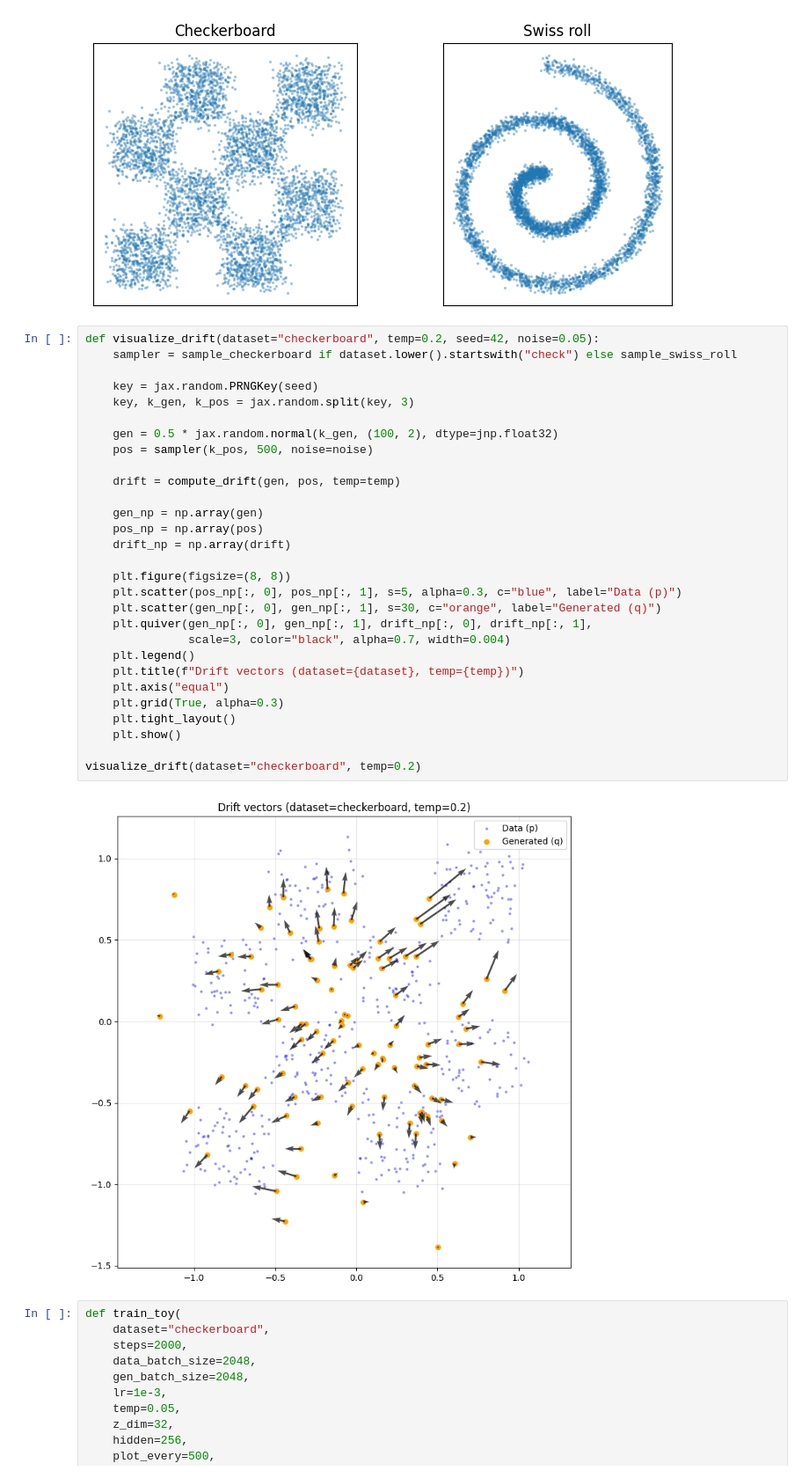
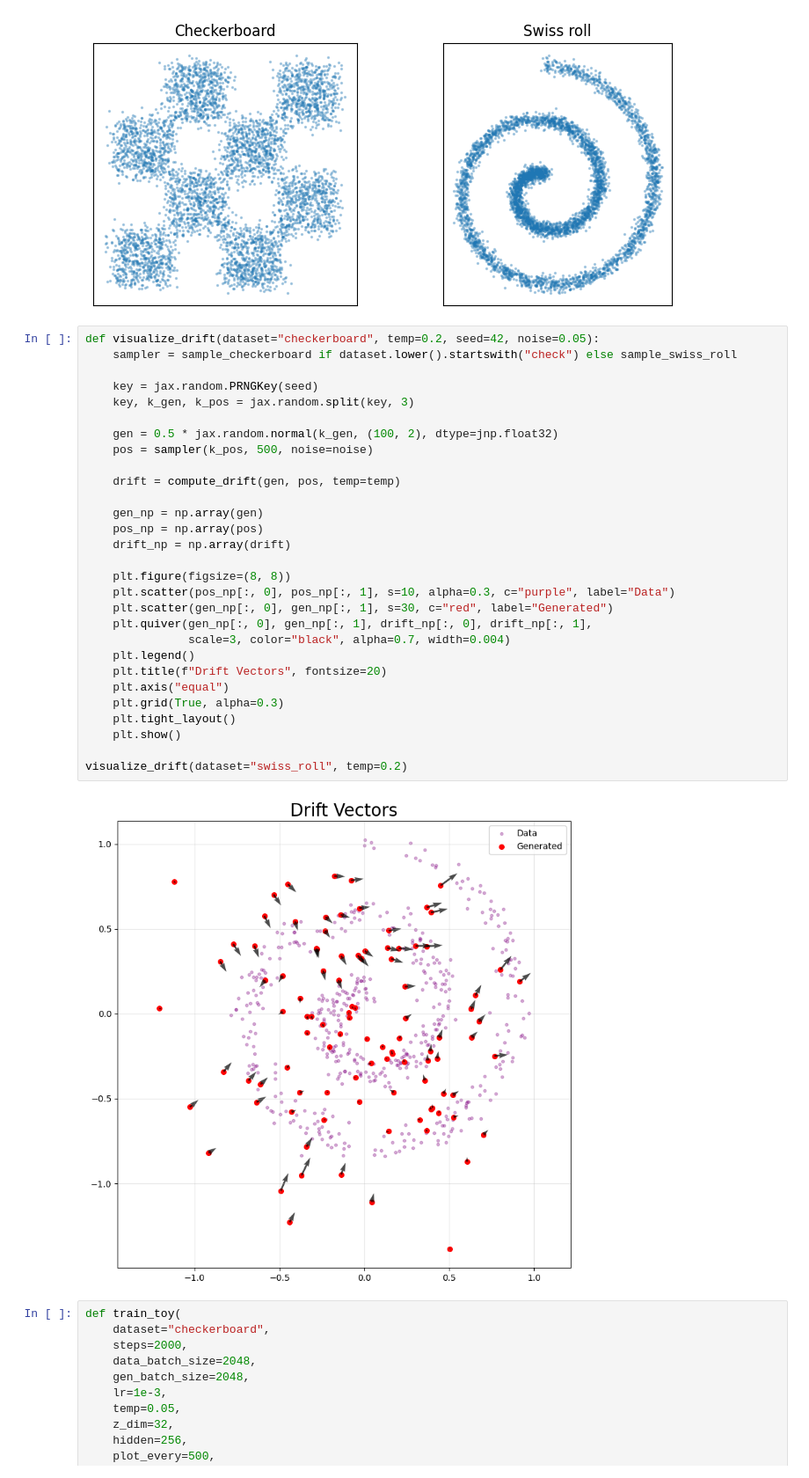
Before and after one commit to wrkhard/driftax, a Jupyter notebook: examples/toy_examples.ipynb, the cells around one changed output. Shown at 88% size. Saved outputs shown, nothing was run; the diff lists cells and outputs as text.

Commit message:
look at swiss roll

```diff
--- a/examples/toy_examples.ipynb
+++ b/examples/toy_examples.ipynb
@@ -36,34 +36,34 @@ plot_dataset_samples(seed=42)
 # %%
 def visualize_drift(dataset="checkerboard", temp=0.2, seed=42, noise=0.05):
     sampler = sample_checkerboard if dataset.lower().startswith("check") else sample_swiss_roll
 
     key = jax.random.PRNGKey(seed)
     key, k_gen, k_pos = jax.random.split(key, 3)
 
     gen = 0.5 * jax.random.normal(k_gen, (100, 2), dtype=jnp.float32)
     pos = sampler(k_pos, 500, noise=noise)
 
     drift = compute_drift(gen, pos, temp=temp)
 
     gen_np = np.array(gen)
     pos_np = np.array(pos)
     drift_np = np.array(drift)
 
     plt.figure(figsize=(8, 8))
-    plt.scatter(pos_np[:, 0], pos_np[:, 1], s=5, alpha=0.3, c="blue", label="Data (p)")
-    plt.scatter(gen_np[:, 0], gen_np[:, 1], s=30, c="orange", label="Generated (q)")
+    plt.scatter(pos_np[:, 0], pos_np[:, 1], s=10, alpha=0.3, c="purple", label="Data")
+    plt.scatter(gen_np[:, 0], gen_np[:, 1], s=30, c="red", label="Generated")
     plt.quiver(gen_np[:, 0], gen_np[:, 1], drift_np[:, 0], drift_np[:, 1],
                scale=3, color="black", alpha=0.7, width=0.004)
     plt.legend()
-    plt.title(f"Drift vectors (dataset={dataset}, temp={temp})")
+    plt.title(f"Drift Vectors", fontsize=20)
     plt.axis("equal")
     plt.grid(True, alpha=0.3)
     plt.tight_layout()
     plt.show()
 
-visualize_drift(dataset="checkerboard", temp=0.2)
+visualize_drift(dataset="swiss_roll", temp=0.2)
 # %% [output]
-[figure, old version]
+[figure, new version]
 # %%
 def train_toy(
     dataset="checkerboard",
```
